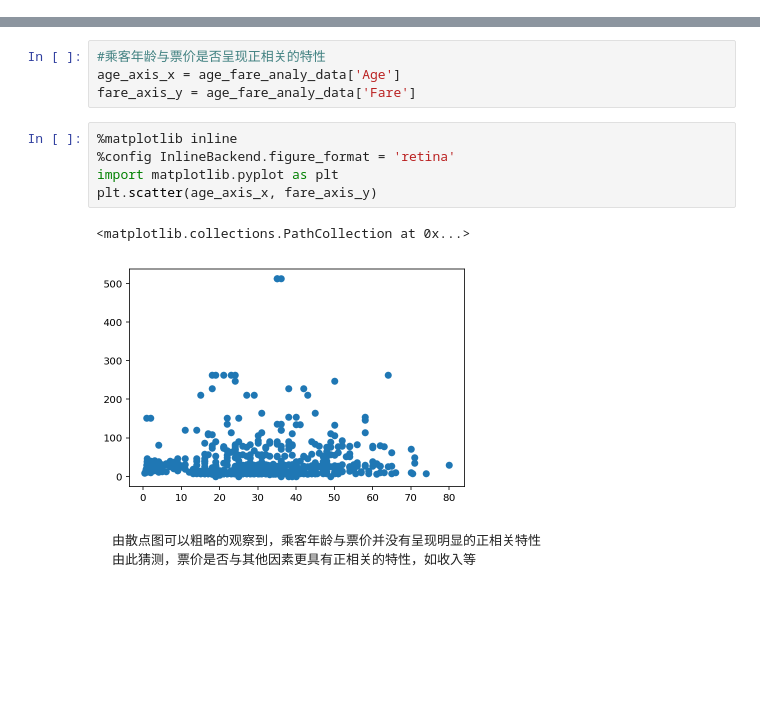
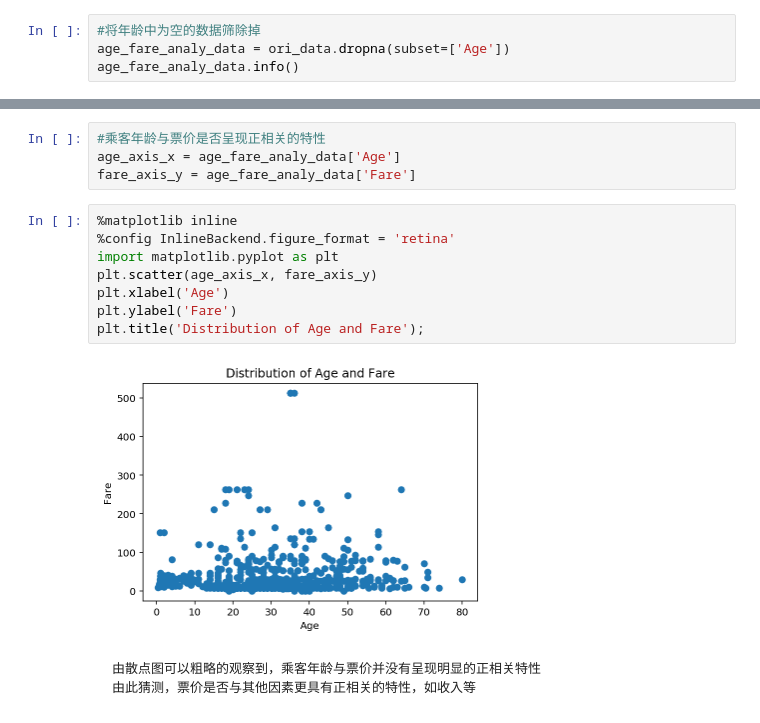
Before and after one commit to shenzuoxin1990/Udacity-data_analysis, a Jupyter notebook: project4.ipynb, the cells around one changed output, grey strips where cells are left out. Saved outputs shown, nothing was run; the diff lists cells and outputs as text; blank space fills up the shorter version.

```diff
--- a/project4.ipynb
+++ b/project4.ipynb
@@ -55,0 +79,4 @@ age_fare_analy_data = ori_data.dropna(subset=['Age','Fare'])
+# %%
+#将年龄中为空的数据筛除掉
+age_fare_analy_data = ori_data.dropna(subset=['Age'])
+age_fare_analy_data.info()
@@ -64,11 +109,13 @@ fare_axis_y = age_fare_analy_data['Fare']
 # %%
 %matplotlib inline
 %config InlineBackend.figure_format = 'retina'
 import matplotlib.pyplot as plt
 plt.scatter(age_axis_x, fare_axis_y)
+plt.xlabel('Age')
+plt.ylabel('Fare')
+plt.title('Distribution of Age and Fare');
 # %% [output]
-<matplotlib.collections.PathCollection at 0x...>
-[figure, old version]
+[figure, new version]
 # %% [markdown]
     由散点图可以粗略的观察到，乘客年龄与票价并没有呈现明显的正相关特性
     由此猜测，票价是否与其他因素更具有正相关的特性，如收入等
```
Also changed, not shown: parts of 15 cells of this notebook, 1 other file.
